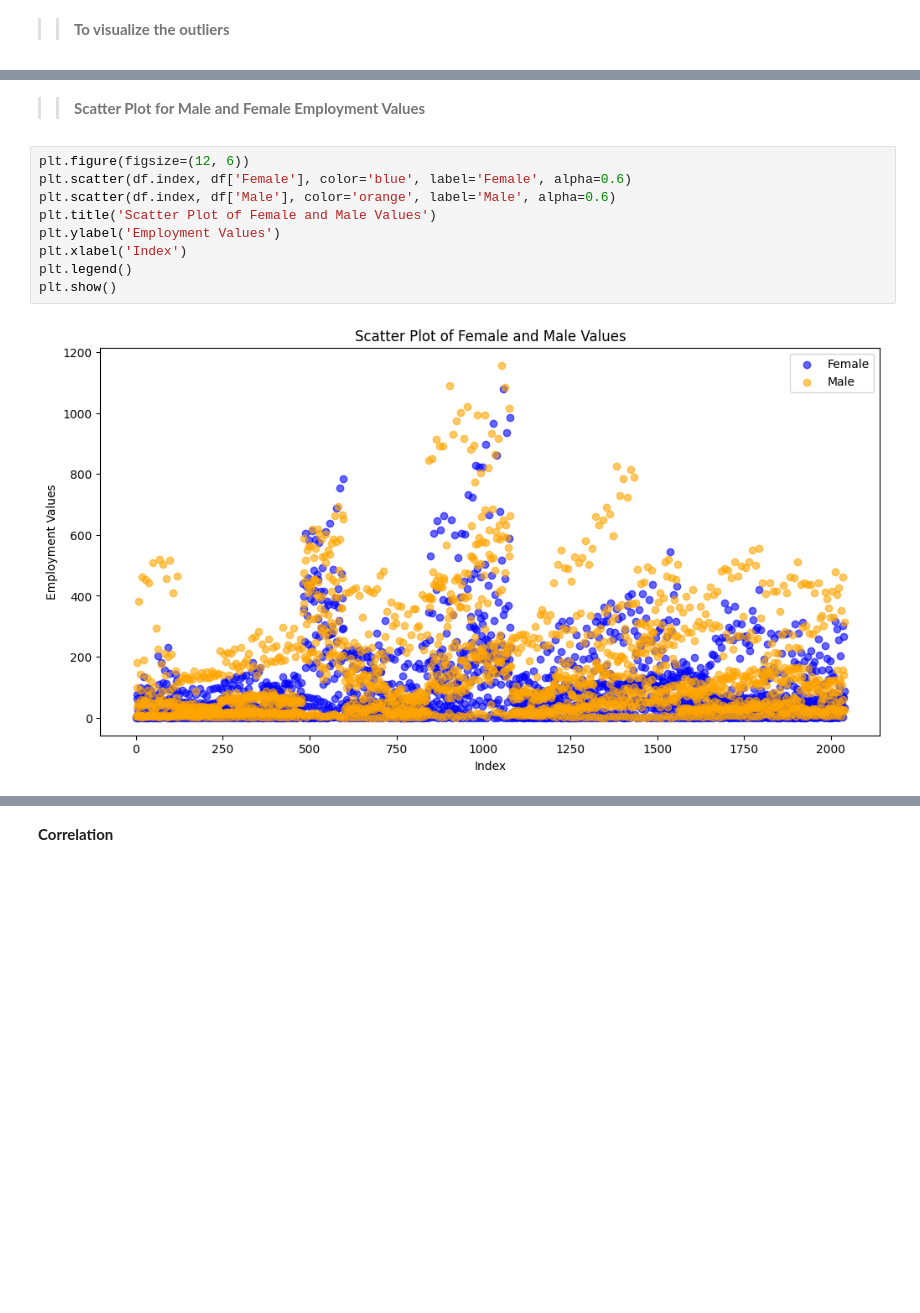
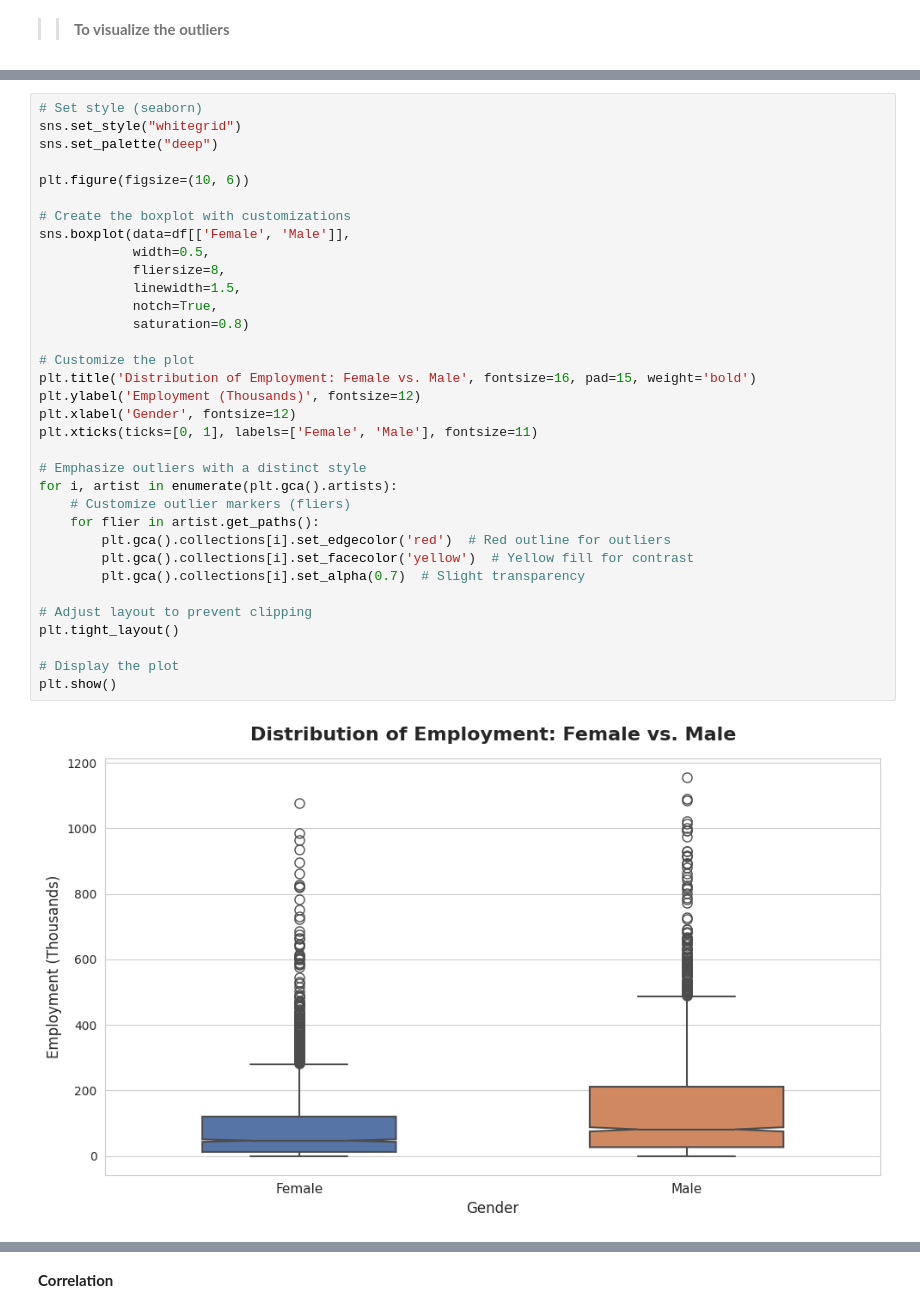
Before and after one commit to hotline8ling/Data-Mining-on-Employed-Persons-by-Major-Occupation-by-Region-by-Sex-in-the-Philippines, a Jupyter notebook: Test_Clean.ipynb, the cells around one changed output, grey strips where cells are left out. Drawn from its saved outputs; the diff is of its cells as text; blank space fills up the shorter version.

```diff
--- a/Test_Clean.ipynb
+++ b/Test_Clean.ipynb
@@ -1038,13 +1151,36 @@ plt.show()
-# %% [markdown]
->> **Scatter Plot for Male and Female Employment Values**
-# %%
-plt.figure(figsize=(12, 6))
-plt.scatter(df.index, df['Female'], color='blue', label='Female', alpha=0.6)
-plt.scatter(df.index, df['Male'], color='orange', label='Male', alpha=0.6)
-plt.title('Scatter Plot of Female and Male Values')
-plt.ylabel('Employment Values')
-plt.xlabel('Index')
-plt.legend()
-plt.show()
-# %% [output]
-[figure, removed]
+# %%
+# Set style (seaborn)
+sns.set_style("whitegrid")
+sns.set_palette("deep")
+
+plt.figure(figsize=(10, 6))
+
+# Create the boxplot with customizations
+sns.boxplot(data=df[['Female', 'Male']],
+            width=0.5,
+            fliersize=8,
+            linewidth=1.5,
+            notch=True,
+            saturation=0.8)
+
+# Customize the plot
+plt.title('Distribution of Employment: Female vs. Male', fontsize=16, pad=15, weight='bold')
+plt.ylabel('Employment (Thousands)', fontsize=12)
+plt.xlabel('Gender', fontsize=12)
+plt.xticks(ticks=[0, 1], labels=['Female', 'Male'], fontsize=11)
+
+# Emphasize outliers with a distinct style
+for i, artist in enumerate(plt.gca().artists):
+    # Customize outlier markers (fliers)
+    for flier in artist.get_paths():
+        plt.gca().collections[i].set_edgecolor('red')  # Red outline for outliers
+        plt.gca().collections[i].set_facecolor('yellow')  # Yellow fill for contrast
+        plt.gca().collections[i].set_alpha(0.7)  # Slight transparency
+
+# Adjust layout to prevent clipping
+plt.tight_layout()
+
+# Display the plot
+plt.show()
+# %% [output]
+[figure, added]
```
Also changed, not shown: parts of 73 cells of this notebook, 1 other file.
